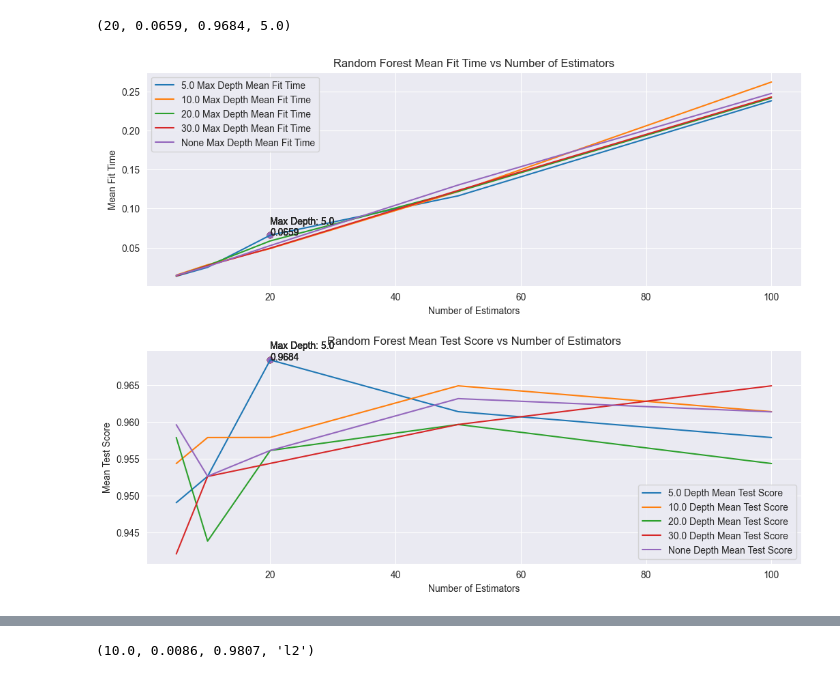
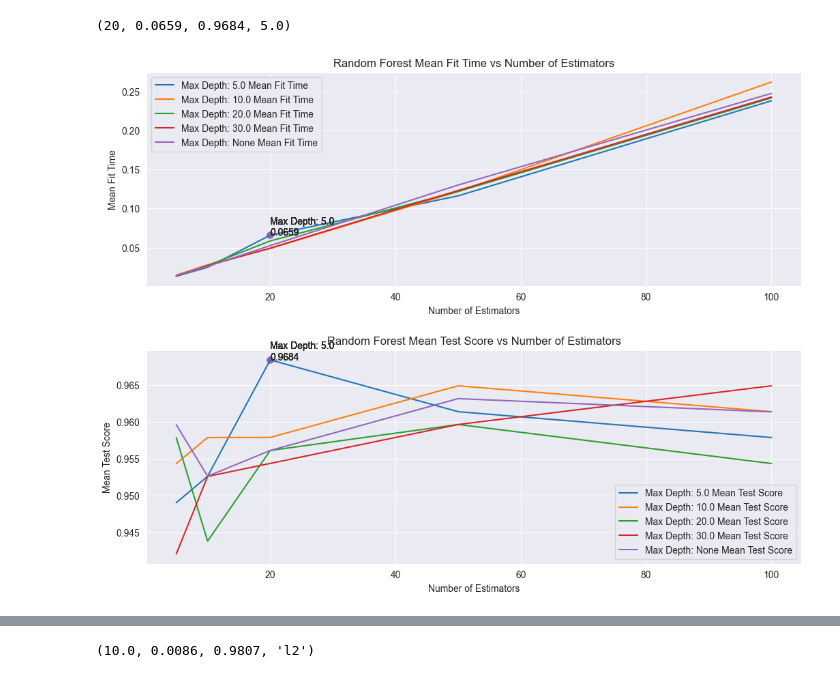
Before and after one commit to Lin-Ian/Breast-Cancer-Wisconsin-Diagnosis, a Jupyter notebook: gridsearch_cv_peformance.ipynb, the cells around one changed output, grey strips where cells are left out. Cells and saved outputs as stored; diff of their text form; code cells hidden in the pictures.

```diff
--- a/gridsearch_cv_peformance.ipynb
+++ b/gridsearch_cv_peformance.ipynb
@@ -35,34 +35,34 @@ top_rf_n_estimators, top_rf_mean_fit_time, top_rf_mean_test_score, top_rf_depth
 # %%
 plt.figure(figsize=(12, 9))
 depths = rf_data['param_max_depth'].fillna('None').unique()
 
 for depth in depths:
     plt.subplot(2, 1, 1)
     plt.plot(rf_data[rf_data['param_max_depth']==depth]['param_n_estimators'],
-            rf_data[rf_data['param_max_depth']==depth]['mean_fit_time'], label=f'{depth} Max Depth Mean Fit Time')
+            rf_data[rf_data['param_max_depth']==depth]['mean_fit_time'], label=f'Max Depth: {depth} Mean Fit Time')
     plt.title('Random Forest Mean Fit Time vs Number of Estimators')
     plt.xlabel('Number of Estimators')
     plt.ylabel('Mean Fit Time')
     plt.scatter(top_rf_n_estimators, top_rf_mean_fit_time)
     plt.annotate(f'Max Depth: {top_rf_depth}\n{top_rf_mean_fit_time}',
                  xy=(top_rf_n_estimators, top_rf_mean_fit_time))
     plt.legend()
 
     plt.subplot(2, 1, 2)
     plt.plot(rf_data[rf_data['param_max_depth']==depth]['param_n_estimators'],
-             rf_data[rf_data['param_max_depth']==depth]['mean_test_score'], label=f'{depth} Depth Mean Test Score')
+             rf_data[rf_data['param_max_depth']==depth]['mean_test_score'], label=f'Max Depth: {depth} Mean Test Score')
     plt.title('Random Forest Mean Test Score vs Number of Estimators')
     plt.xlabel('Number of Estimators')
     plt.ylabel('Mean Test Score')
     plt.scatter(top_rf_n_estimators, top_rf_mean_test_score)
     plt.annotate(f'Max Depth: {top_rf_depth}\n{top_rf_mean_test_score}',
                  xy=(top_rf_n_estimators, top_rf_mean_test_score))
     plt.legend()
 
 plt.subplots_adjust(left=0.1, bottom=0.1, right=0.9, top=0.9, wspace=0.4, hspace=0.3)
 plt.show()
 # %% [output]
-[figure, old version]
+[figure, new version]
 # %%
 lr_data = pd.read_csv('model_performance/lr_gridsearch_cv.csv')
 lr_data.head()
```
Also changed, not shown: parts of 4 cells of this notebook.
